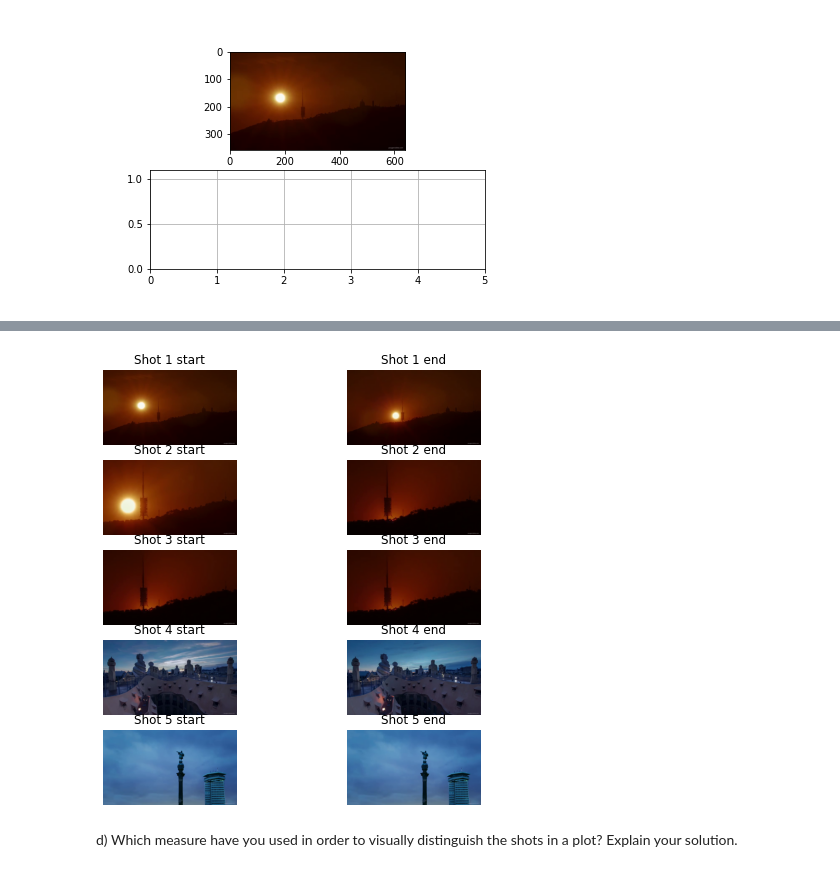
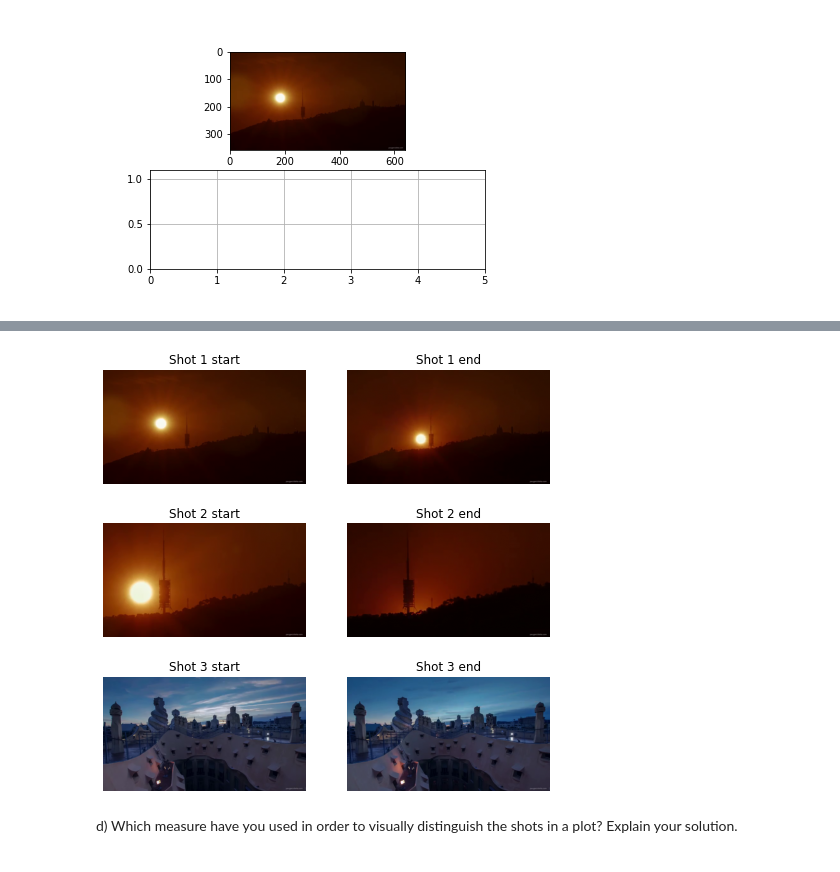
Before and after one commit to mates-info/artificial-vision, a Jupyter notebook: p3/P3_AntonioTigri_AndreuVall/p3_2022_23.ipynb, the cells around one changed output, grey strips where cells are left out. Saved outputs shown, nothing was run; the diff lists cells and outputs as text; code cells hidden in the pictures.

```diff
--- a/p3/P3_AntonioTigri_AndreuVall/p3_2022_23.ipynb
+++ b/p3/P3_AntonioTigri_AndreuVall/p3_2022_23.ipynb
@@ -111,18 +161,27 @@ absolute value and then store the mean in an array that will contain all the mea
 we plot in a line said array.
 '''
 
+
+
 def get_mean_differences(ic, nbins=32):
     mean_differences = []
     for i, frame in enumerate(ic):
         # We concatenate the colors so we don't lose information
-        new_frequencies = np.concatenate([histogram(frame[:, :, i], nbins)[0] for i in range(3)])
+        new_frequencies = np.concatenate([np.histogram(frame[:, :, i], nbins, range=(0, 1))[0] for i in range(3)])
         if i > 0:
             mean_differences.append(np.mean(np.abs(new_frequencies - prev_frequencies)))
         prev_frequencies = new_frequencies
     return mean_differences
 
 
-float_ic = img_as_float(ic)
+'''
+The image collection is a fragment from a video, and it turns out
+it is cut at an unfortunate moment, making the last 2 frames from
+a different scene, but it is weird to consider two frames as a scene.
+This is very inconvenient for our code so we will just delete these
+two last
+'''
+float_ic = img_as_float(ic[:-2])
 mean_differences = get_mean_differences(float_ic)
 
 plt.figure(figsize=(16, 4))
@@ -242,39 +265,39 @@ We just iterate through the mean differences array and when the value is above a
 threshold (that we will explain in d)), we store the image of the current iteration index
 and the NEXT one. Why the next one? The array of mean_differences is one element smaller
 than the images one, so when we iterate over the small one, the other one will be "one
 index behind". After that we also add the first and last images, as they represent the
 first frame from the first shot and the last frame from the last one.
 
 We finish by plotting them in pairs, knowing that we have created the images matrix in
 a convenient order.
 '''
 
 threshold = 2500
 
-images = [ic[0]]
+images = [float_ic[0]]
 separations = [0]
 for i in range(len(mean_differences)):
     if mean_differences[i] > threshold:
-        images.append(ic[i])
-        images.append(ic[i+1])
+        images.append(float_ic[i])
+        images.append(float_ic[i+1])
         separations.append(i+1)
-images.append(ic[-1])
-separations.append(len(ic))
+images.append(float_ic[-1])
+separations.append(len(float_ic))
 
 fig, axs = plt.subplots(nrows=len(images)//2, ncols=2, figsize=(8, 8))
 for i in range(len(images)//2):
     axs[i, 0].imshow(images[2*i])
     axs[i, 1].imshow(images[2*i + 1])
 
     axs[i, 0].axis('off')
     axs[i, 1].axis('off')
 
     axs[i, 0].title.set_text(f'Shot {i+1} start')
     axs[i, 1].title.set_text(f'Shot {i+1} end')
 
 plt.show()
 # %% [output]
-[figure, old version]
+[figure, new version]
 # %% [markdown]
 d) Which measure have you used in order to visually distinguish the shots in a plot? Explain your solution.
 # %% [markdown]
```
Also changed, not shown: parts of 10 cells of this notebook.
